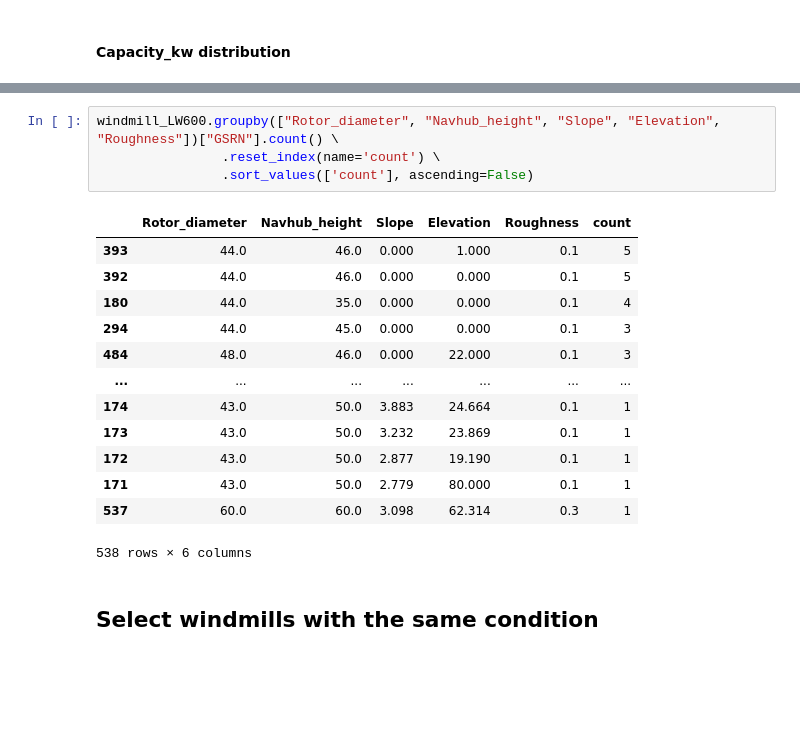
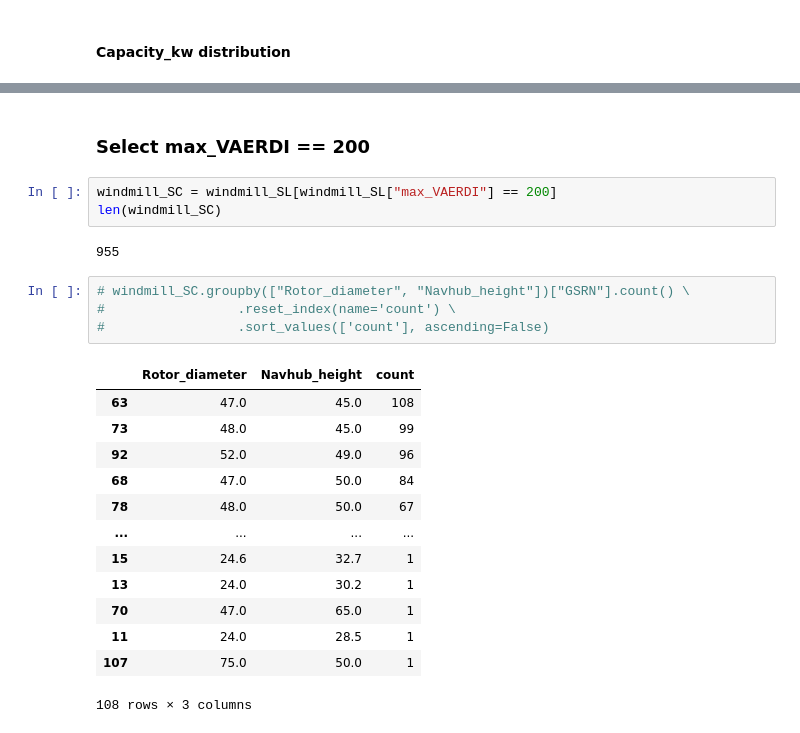
Before and after one commit to sevewing/WindmillPrediction, a Jupyter notebook: Windmill_preprocessing.ipynb, the cells around one changed output, grey strips where cells are left out. Cells and saved outputs as stored; diff of their text form; blank space fills up the shorter version.

```diff
--- a/Windmill_preprocessing.ipynb
+++ b/Windmill_preprocessing.ipynb
@@ -267,20 +286,25 @@ len(windmill_LW600)
+# %% [markdown]
+### Select max_VAERDI == 200
+# %%
+windmill_SC = windmill_SL[windmill_SL["max_VAERDI"] == 200]
+len(windmill_SC)
+# %% [output]
+955
 # %%
-windmill_LW600.groupby(["Rotor_diameter", "Navhub_height", "Slope", "Elevation", "Roughness"])["GSRN"].count() \
-                .reset_index(name='count') \
-                .sort_values(['count'], ascending=False)
+# windmill_SC.groupby(["Rotor_diameter", "Navhub_height"])["GSRN"].count() \
+#                 .reset_index(name='count') \
+#                 .sort_values(['count'], ascending=False)
 # %% [output]
-|  | Rotor_diameter | Navhub_height | Slope | Elevation | Roughness | count |
-| 393 | 44.0 | 46.0 | 0.000 | 1.000 | 0.1 | 5 |
-| 392 | 44.0 | 46.0 | 0.000 | 0.000 | 0.1 | 5 |
-| 180 | 44.0 | 35.0 | 0.000 | 0.000 | 0.1 | 4 |
-| 294 | 44.0 | 45.0 | 0.000 | 0.000 | 0.1 | 3 |
-| 484 | 48.0 | 46.0 | 0.000 | 22.000 | 0.1 | 3 |
-| ... | ... | ... | ... | ... | ... | ... |
-| 174 | 43.0 | 50.0 | 3.883 | 24.664 | 0.1 | 1 |
-| 173 | 43.0 | 50.0 | 3.232 | 23.869 | 0.1 | 1 |
-| 172 | 43.0 | 50.0 | 2.877 | 19.190 | 0.1 | 1 |
-| 171 | 43.0 | 50.0 | 2.779 | 80.000 | 0.1 | 1 |
-| 537 | 60.0 | 60.0 | 3.098 | 62.314 | 0.3 | 1 |
+|  | Rotor_diameter | Navhub_height | count |
+| 63 | 47.0 | 45.0 | 108 |
+| 73 | 48.0 | 45.0 | 99 |
+| 92 | 52.0 | 49.0 | 96 |
+| 68 | 47.0 | 50.0 | 84 |
+| 78 | 48.0 | 50.0 | 67 |
+| ... | ... | ... | ... |
+| 15 | 24.6 | 32.7 | 1 |
+| 13 | 24.0 | 30.2 | 1 |
+| 70 | 47.0 | 65.0 | 1 |
+| 11 | 24.0 | 28.5 | 1 |
+| 107 | 75.0 | 50.0 | 1 |
-538 rows × 6 columns
+108 rows × 3 columns
-# %% [markdown]
-## Select windmills with the same condition
```
Also changed, not shown: parts of 54 cells of this notebook, 6 other files.
